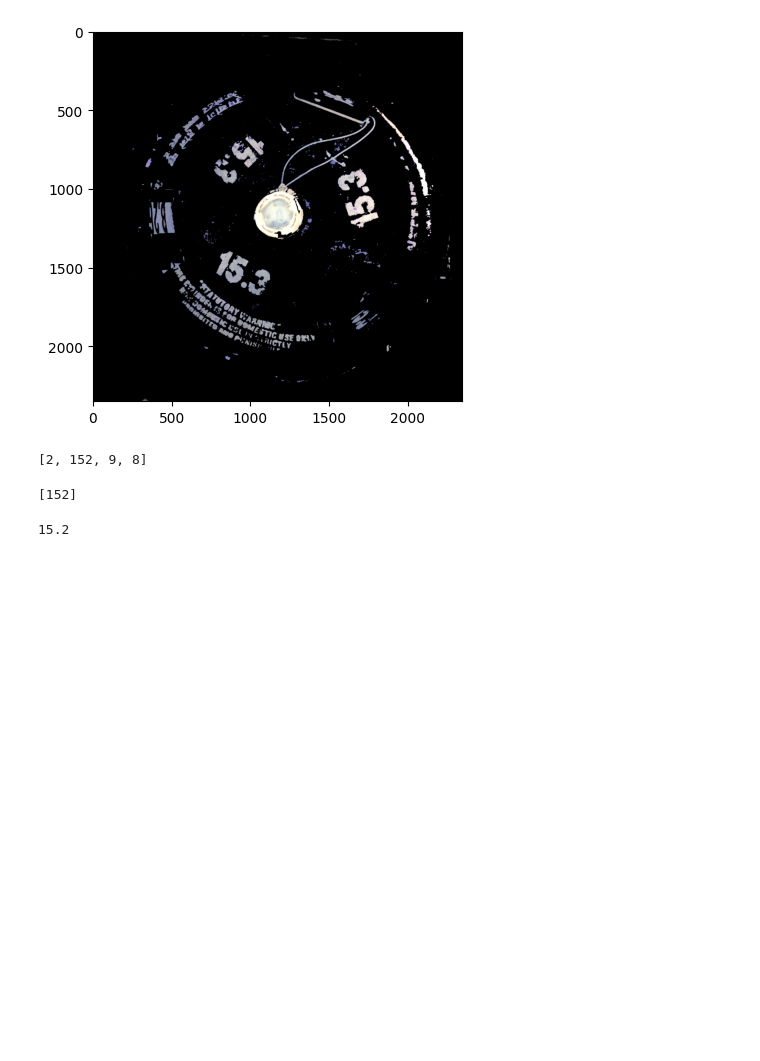
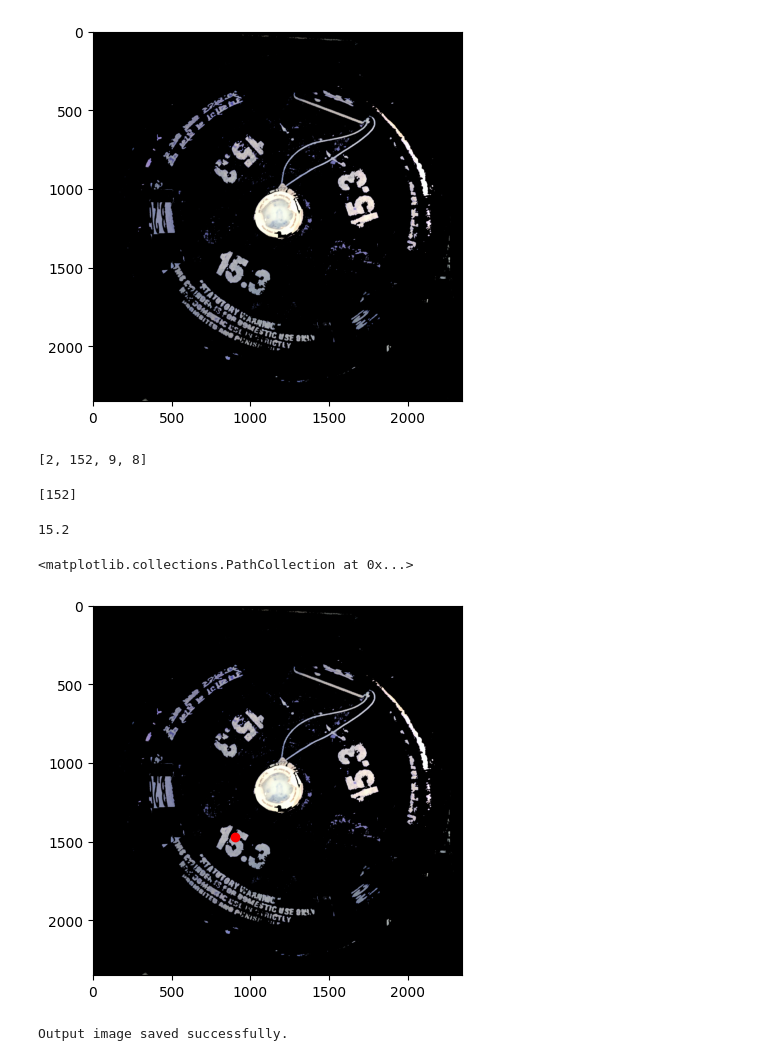
Before and after one commit to siddeshwarnavink/gas-cylinder-weight, a Jupyter notebook: gas-cylinder-weight/testing (copy).ipynb, the cells around one changed output. Drawn from its saved outputs; the diff is of its cells as text; code cells hidden in the pictures; blank space fills up the shorter version.

```diff
--- a/gas-cylinder-weight/testing (copy).ipynb
+++ b/gas-cylinder-weight/testing (copy).ipynb
@@ -94,3 +94,65 @@ final_weight = max_number / 10
 print(final_weight)
 # %% [output]
 15.2
+# %%
+plt.imshow(result)
+plt.scatter(x, y, c='red', marker='o')
+# %% [output]
+<matplotlib.collections.PathCollection at 0x...>
+[figure, added]
+# %%
+image = result
+
+# Convert the image to grayscale
+gray = cv2.cvtColor(image, cv2.COLOR_BGR2GRAY)
+
+# Apply adaptive thresholding
+thresh = cv2.adaptiveThreshold(gray, 255, cv2.ADAPTIVE_THRESH_MEAN_C, cv2.THRESH_BINARY_INV, 11, 7)
+
+# Find contours
+contours, _ = cv2.findContours(thresh, cv2.RETR_EXTERNAL, cv2.CHAIN_APPROX_SIMPLE)
+
+# Set filtering parameters
+min_area_threshold = 100  # Minimum contour area threshold
+aspect_ratio_min = 1  # Minimum aspect ratio
+aspect_ratio_max = 1.2  # Maximum aspect ratio
+min_height = 200  # Minimum contour height
+
+# Iterate over contours
+for contour in contours:
+    # Compute contour area and bounding rectangle
+    area = cv2.contourArea(contour)
+    x, y, w, h = cv2.boundingRect(contour)
+
+    # Filter contours based on area, aspect ratio, height, and color
+    if (
+        area > min_area_threshold
+        and aspect_ratio_min < w / h < aspect_ratio_max
+        and h > min_height and h <= 300
+    ):
+        cropped_image = image[y:y+h, x:x+w]
+
+        # Extract the region of interest containing the number
+        number_region = image[y:y + h, x:x + w]
+
+        # Convert the number region to grayscale
+        gray_number = cv2.cvtColor(number_region, cv2.COLOR_BGR2GRAY)
+
+        # Apply OCR using Tesseract
+        number = pytesseract.image_to_string(gray_number)
+
+        # Check if the extracted text contains only digits
+        if number.isdigit():
+            # Print the detected number and its location
+            print("Detected number:", number)
+            print("Location (x, y):", x, y)
+
+        # Draw a rectangle around the detected number
+        cv2.rectangle(image, (x, y), (x + w, y + h), (0, 255, 0), 2)
+
+# Write the image with the detected numbers to a file
+cv2.imwrite('./images/output_image.jpg', image)
+
+print("Output image saved successfully.")
+# %% [output]
+Output image saved successfully.
```
Also changed, not shown: 1 other file.
